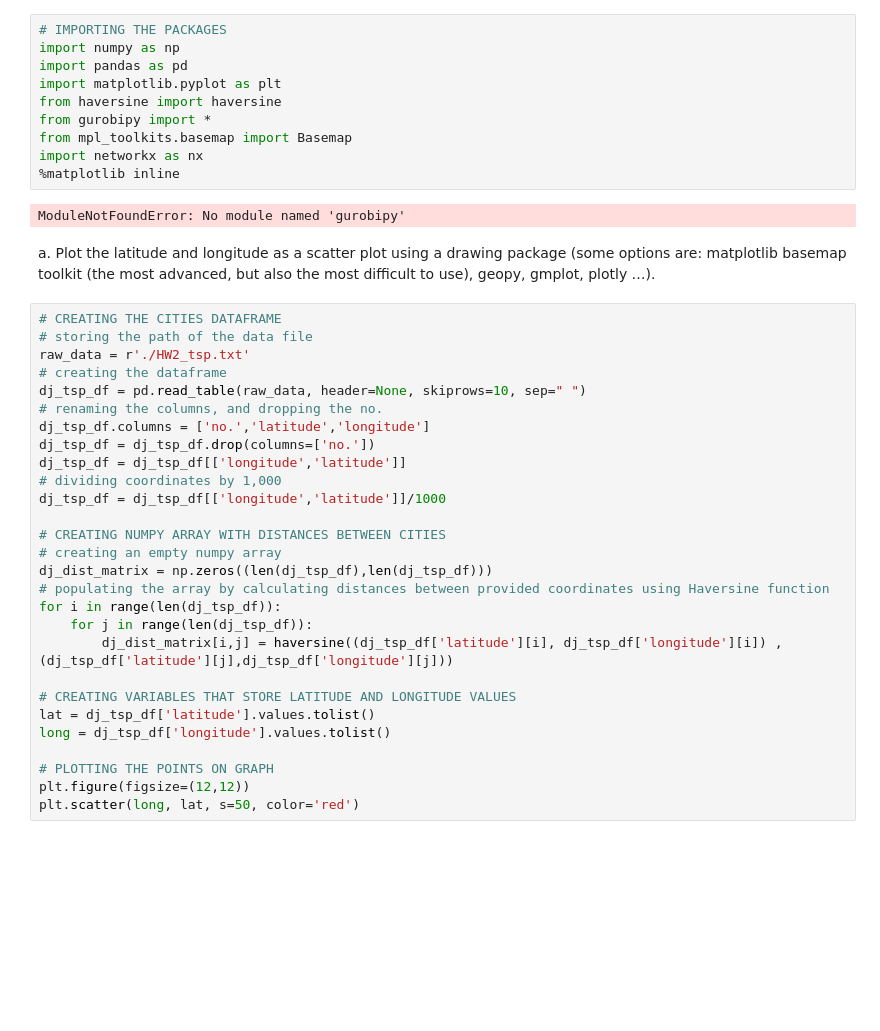
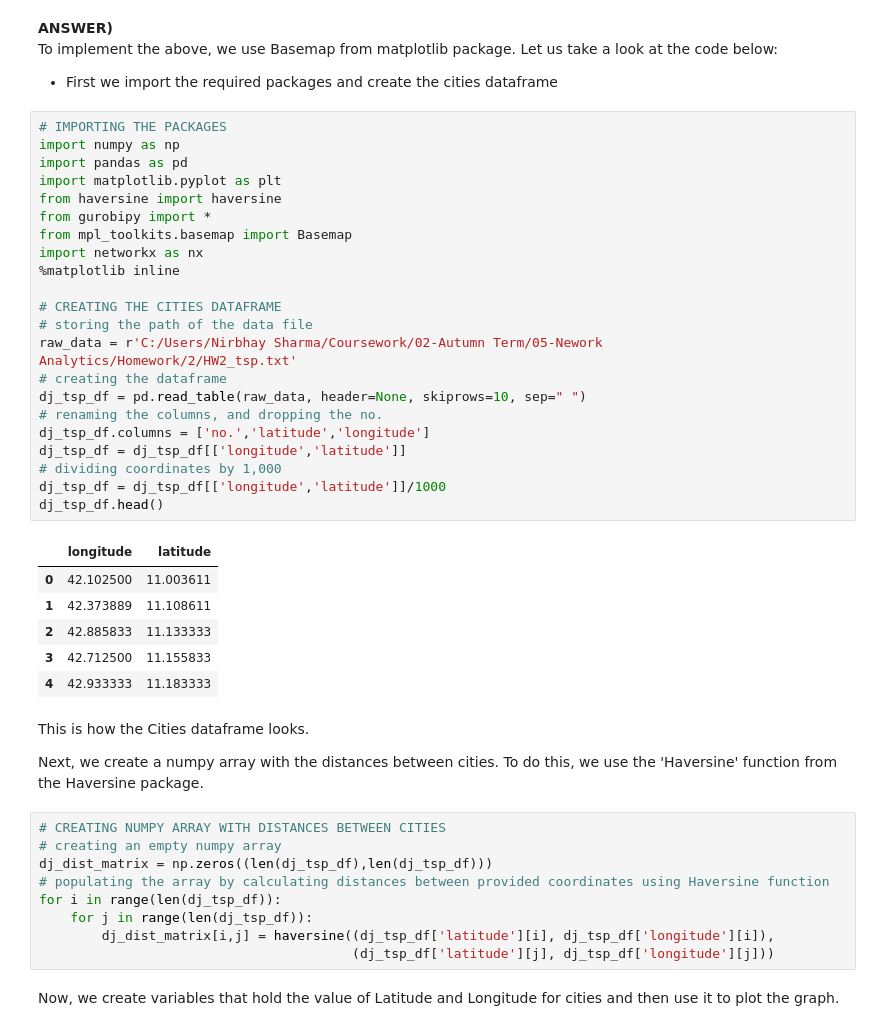
Before and after one commit to Karim01982/preparation, a Jupyter notebook: Autumn_term/Network Analytics/HW2/Submission/Programming2/Programming2.ipynb, the cells around one changed output. Saved outputs shown, nothing was run; the diff lists cells and outputs as text; blank space fills up the shorter version.

```diff
--- a/Autumn_term/Network Analytics/HW2/Submission/Programming2/Programming2.ipynb
+++ b/Autumn_term/Network Analytics/HW2/Submission/Programming2/Programming2.ipynb
@@ -7,42 +11,49 @@ Group G: Joanna Andari, Karim Awad, Jiye Ren, Nirbhay Sharma, Qiuyue Zhang, Xiao
+# %% [markdown]
+**ANSWER)**
+To implement the above, we use Basemap from matplotlib package. Let us take a look at the code below:
+
+* First we import the required packages and create the cities dataframe
 # %%
 # IMPORTING THE PACKAGES
 import numpy as np
 import pandas as pd
 import matplotlib.pyplot as plt
 from haversine import haversine
 from gurobipy import *
 from mpl_toolkits.basemap import Basemap
 import networkx as nx
 %matplotlib inline
+
+# CREATING THE CITIES DATAFRAME
+# storing the path of the data file
+raw_data = r'C:/Users/Nirbhay Sharma/Coursework/02-Autumn Term/05-Nework Analytics/Homework/2/HW2_tsp.txt'
+# creating the dataframe
+dj_tsp_df = pd.read_table(raw_data, header=None, skiprows=10, sep=" ")
+# renaming the columns, and dropping the no.
+dj_tsp_df.columns = ['no.','latitude','longitude']
+dj_tsp_df = dj_tsp_df[['longitude','latitude']]
+# dividing coordinates by 1,000
+dj_tsp_df = dj_tsp_df[['longitude','latitude']]/1000
+dj_tsp_df.head()
 # %% [output]
-ModuleNotFoundError: No module named 'gurobipy'
+|  | longitude | latitude |
+| 0 | 42.102500 | 11.003611 |
+| 1 | 42.373889 | 11.108611 |
+| 2 | 42.885833 | 11.133333 |
+| 3 | 42.712500 | 11.155833 |
+| 4 | 42.933333 | 11.183333 |
-# %% [markdown]
-a. Plot the latitude and longitude as a scatter plot using a drawing package (some options are: matplotlib basemap toolkit (the most advanced, but also the most difficult to use), geopy, gmplot, plotly …).
+# %% [markdown]
+This is how the Cities dataframe looks.
+
+Next, we create a numpy array with the distances between cities. To do this, we use the 'Haversine' function from the Haversine package.
 # %%
-# CREATING THE CITIES DATAFRAME
-# storing the path of the data file
-raw_data = r'./HW2_tsp.txt'
-# creating the dataframe
-dj_tsp_df = pd.read_table(raw_data, header=None, skiprows=10, sep=" ")
-# renaming the columns, and dropping the no.
-dj_tsp_df.columns = ['no.','latitude','longitude']
-dj_tsp_df = dj_tsp_df.drop(columns=['no.'])
-dj_tsp_df = dj_tsp_df[['longitude','latitude']]
-# dividing coordinates by 1,000
-dj_tsp_df = dj_tsp_df[['longitude','latitude']]/1000
-
 # CREATING NUMPY ARRAY WITH DISTANCES BETWEEN CITIES
 # creating an empty numpy array
 dj_dist_matrix = np.zeros((len(dj_tsp_df),len(dj_tsp_df)))
 # populating the array by calculating distances between provided coordinates using Haversine function
 for i in range(len(dj_tsp_df)):
     for j in range(len(dj_tsp_df)):
-        dj_dist_matrix[i,j] = haversine((dj_tsp_df['latitude'][i], dj_tsp_df['longitude'][i]) , (dj_tsp_df['latitude'][j],dj_tsp_df['longitude'][j]))
-
-# CREATING VARIABLES THAT STORE LATITUDE AND LONGITUDE VALUES
-lat = dj_tsp_df['latitude'].values.tolist()
-long = dj_tsp_df['longitude'].values.tolist()
-
-# PLOTTING THE POINTS ON GRAPH
-plt.figure(figsize=(12,12))
-plt.scatter(long, lat, s=50, color='red')
+        dj_dist_matrix[i,j] = haversine((dj_tsp_df['latitude'][i], dj_tsp_df['longitude'][i]),
+                                        (dj_tsp_df['latitude'][j], dj_tsp_df['longitude'][j]))
+# %% [markdown]
+Now, we create variables that hold the value of Latitude and Longitude for cities and then use it to plot the graph.
```
Also changed, not shown: parts of 23 cells of this notebook.
